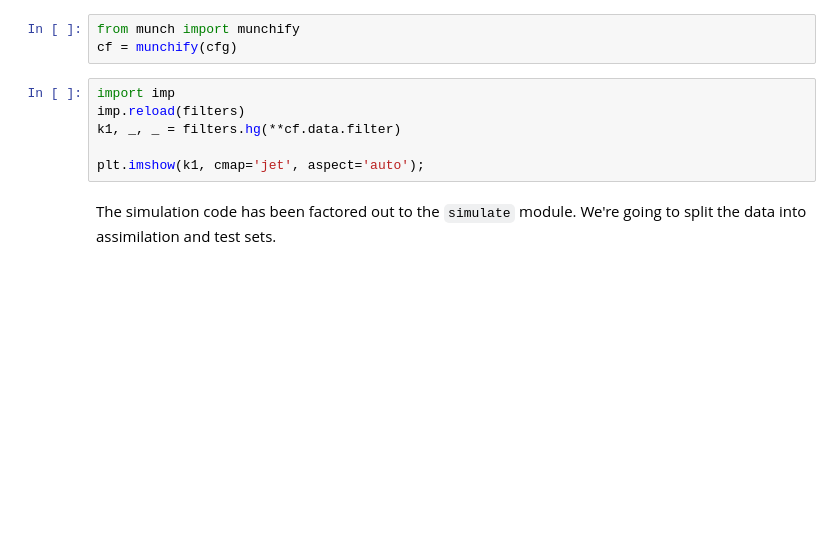
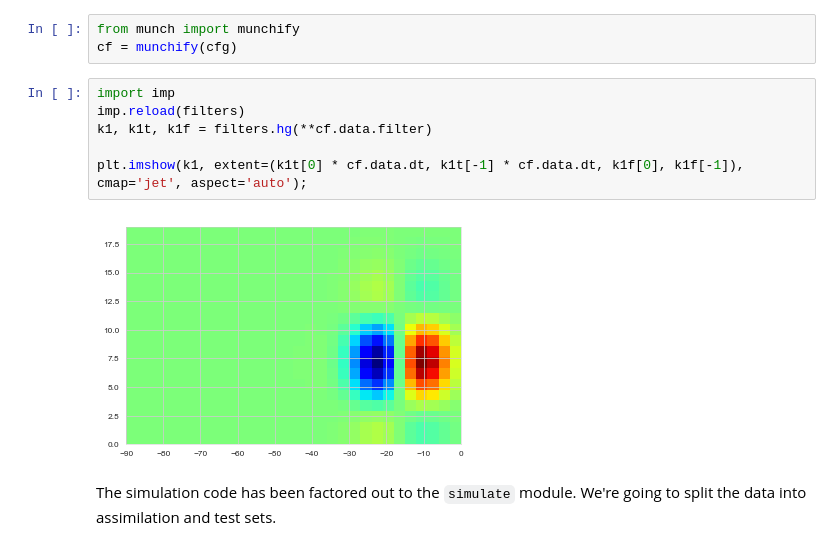
Before and after one commit to melizalab/dstrf, a Jupyter notebook: notebooks/demos/5_glm_song_biocm.ipynb, the cells around one changed output. Saved outputs shown, nothing was run; the diff lists cells and outputs as text; blank space fills up the shorter version.

```diff
--- a/notebooks/demos/5_glm_song_biocm.ipynb
+++ b/notebooks/demos/5_glm_song_biocm.ipynb
@@ -77,9 +82,11 @@ cf = munchify(cfg)
 # %%
 import imp
 imp.reload(filters)
-k1, _, _ = filters.hg(**cf.data.filter)
+k1, k1t, k1f = filters.hg(**cf.data.filter)
 
-plt.imshow(k1, cmap='jet', aspect='auto');
+plt.imshow(k1, extent=(k1t[0] * cf.data.dt, k1t[-1] * cf.data.dt, k1f[0], k1f[-1]), cmap='jet', aspect='auto');
+# %% [output]
+[figure, added]
 # %% [markdown]
 The simulation code has been factored out to the `simulate` module. We're going to split the data into assimilation and test sets.
 # %%
```
Also changed, not shown: parts of 9 cells of this notebook, 1 other file.
